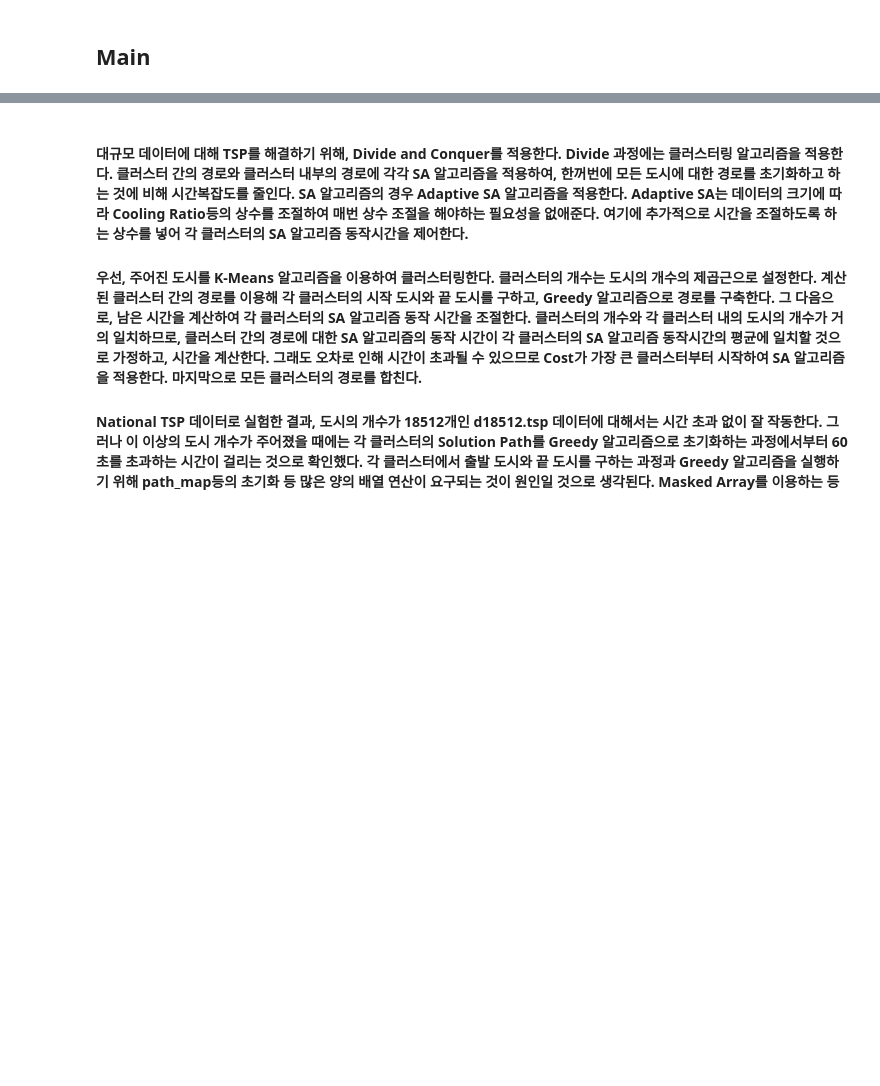
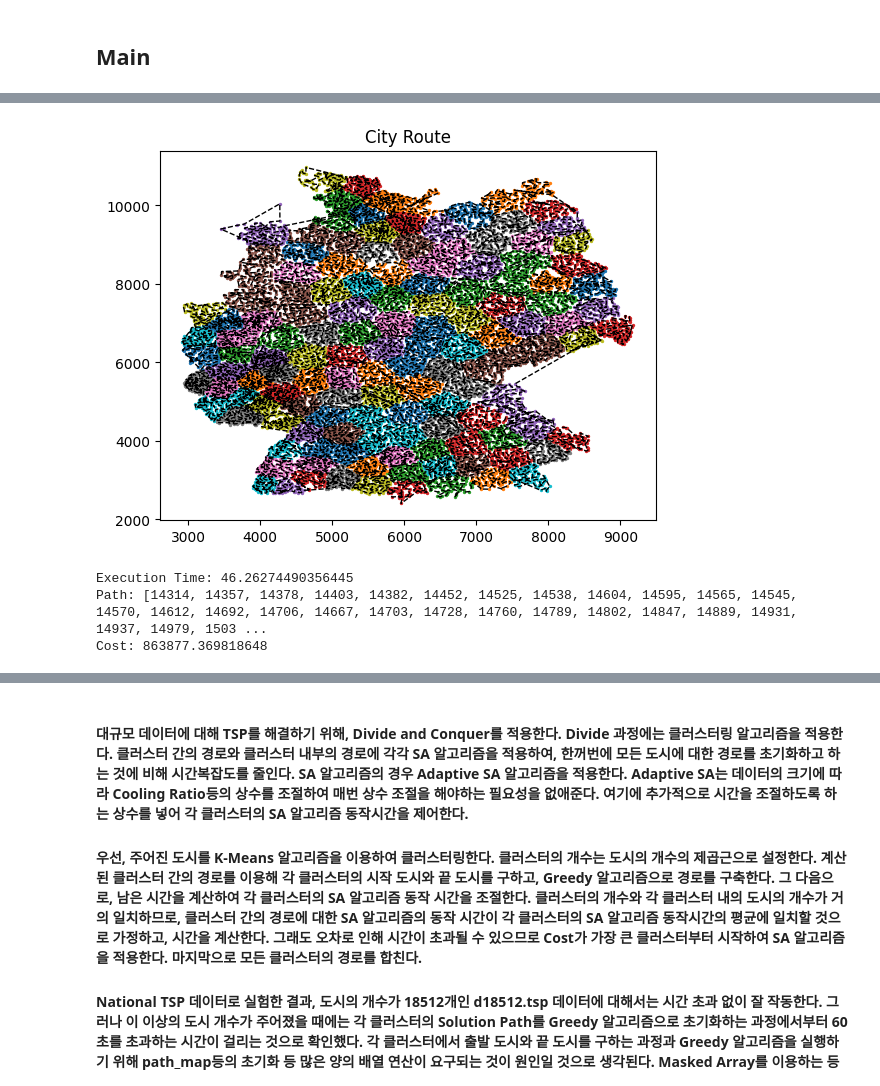
Before and after one commit to robinjoo1015/artificial-intelligence-2022-2, a Jupyter notebook: MIDTERM/SA_Large_20184757_주영석.ipynb, the cells around one changed output, grey strips where cells are left out. Drawn from its saved outputs; the diff is of its cells as text; code cells hidden in the pictures; blank space fills up the shorter version.

```diff
--- a/MIDTERM/SA_Large_20184757_주영석.ipynb
+++ b/MIDTERM/SA_Large_20184757_주영석.ipynb
@@ -370,0 +373,17 @@ Cost: 645527.9004505569
+# %%
+try:
+    coord_list = fileloader()
+except Exception as e:
+    print('예외 발생', e)
+    sys.exit()
+
+start_time = time.time()
+best_path, best_cost = sa_large(coord_list)
+print('Execution Time: ' + str(time.time() - start_time))
+print('Path: ' + str(best_path.tolist()))
+print('Cost: ' + str(best_cost))
+# %% [output]
+[figure, added]
+Execution Time: 46.26274490356445
+Path: [14314, 14357, 14378, 14403, 14382, 14452, 14525, 14538, 14604, 14595, 14565, 14545, 14570, 14612, 14692, 14706, 14667, 14703, 14728, 14760, 14789, 14802, 14847, 14889, 14931, 14937, 14979, 1503 ...
+Cost: 863877.369818648
```
Also changed, not shown: parts of 5 cells of this notebook.
